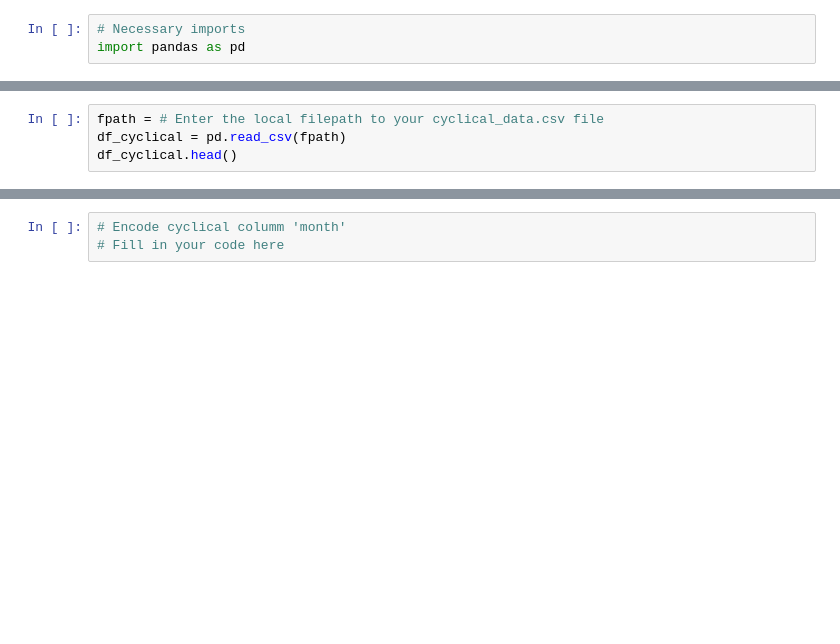
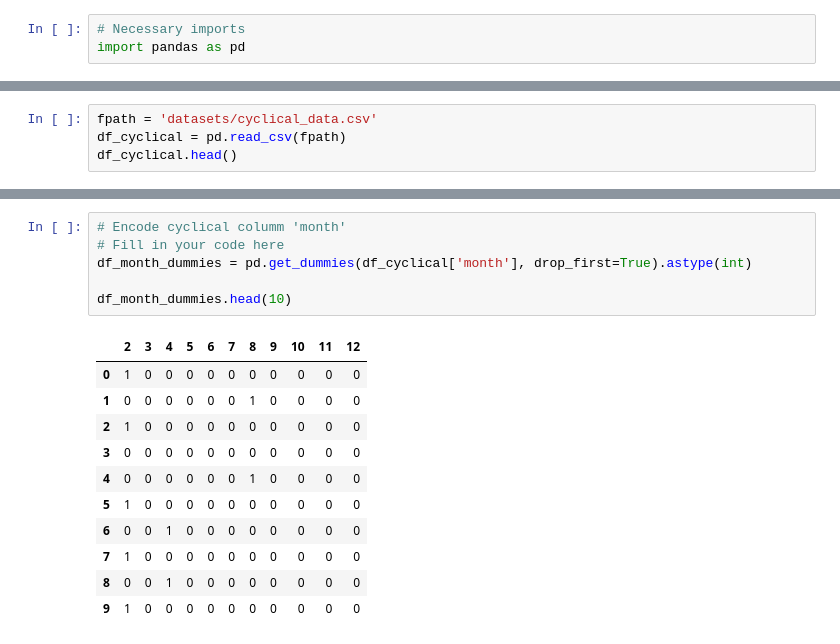
Before and after one commit to INEDataScience/hands-on-feature-encodings, a Jupyter notebook: Project.ipynb, the cells around one changed output, grey strips where cells are left out. Cells and saved outputs as stored; diff of their text form; blank space fills up the shorter version.

```diff
--- a/Project.ipynb
+++ b/Project.ipynb
@@ -54,6 +190,6 @@ df_ord.head()
 
 ## Cyclical Encoding
 # %%
-fpath = # Enter the local filepath to your cyclical_data.csv file
+fpath = 'datasets/cyclical_data.csv'
 df_cyclical = pd.read_csv(fpath)
 df_cyclical.head()
@@ -60,6 +203,21 @@ df_cyclical.head()
 # %%
 # Encode cyclical columm 'month'
 # Fill in your code here
+df_month_dummies = pd.get_dummies(df_cyclical['month'], drop_first=True).astype(int)
+
+df_month_dummies.head(10)
+# %% [output]
+|  | 2 | 3 | 4 | 5 | 6 | 7 | 8 | 9 | 10 | 11 | 12 |
+| 0 | 1 | 0 | 0 | 0 | 0 | 0 | 0 | 0 | 0 | 0 | 0 |
+| 1 | 0 | 0 | 0 | 0 | 0 | 0 | 1 | 0 | 0 | 0 | 0 |
+| 2 | 1 | 0 | 0 | 0 | 0 | 0 | 0 | 0 | 0 | 0 | 0 |
+| 3 | 0 | 0 | 0 | 0 | 0 | 0 | 0 | 0 | 0 | 0 | 0 |
+| 4 | 0 | 0 | 0 | 0 | 0 | 0 | 1 | 0 | 0 | 0 | 0 |
+| 5 | 1 | 0 | 0 | 0 | 0 | 0 | 0 | 0 | 0 | 0 | 0 |
+| 6 | 0 | 0 | 1 | 0 | 0 | 0 | 0 | 0 | 0 | 0 | 0 |
+| 7 | 1 | 0 | 0 | 0 | 0 | 0 | 0 | 0 | 0 | 0 | 0 |
+| 8 | 0 | 0 | 1 | 0 | 0 | 0 | 0 | 0 | 0 | 0 | 0 |
+| 9 | 1 | 0 | 0 | 0 | 0 | 0 | 0 | 0 | 0 | 0 | 0 |
 # %%
 from statsmodels.stats.outliers_influence import variance_inflation_factor
 from statsmodels.tools.tools import add_constant
```
Also changed, not shown: parts of 19 cells of this notebook.
